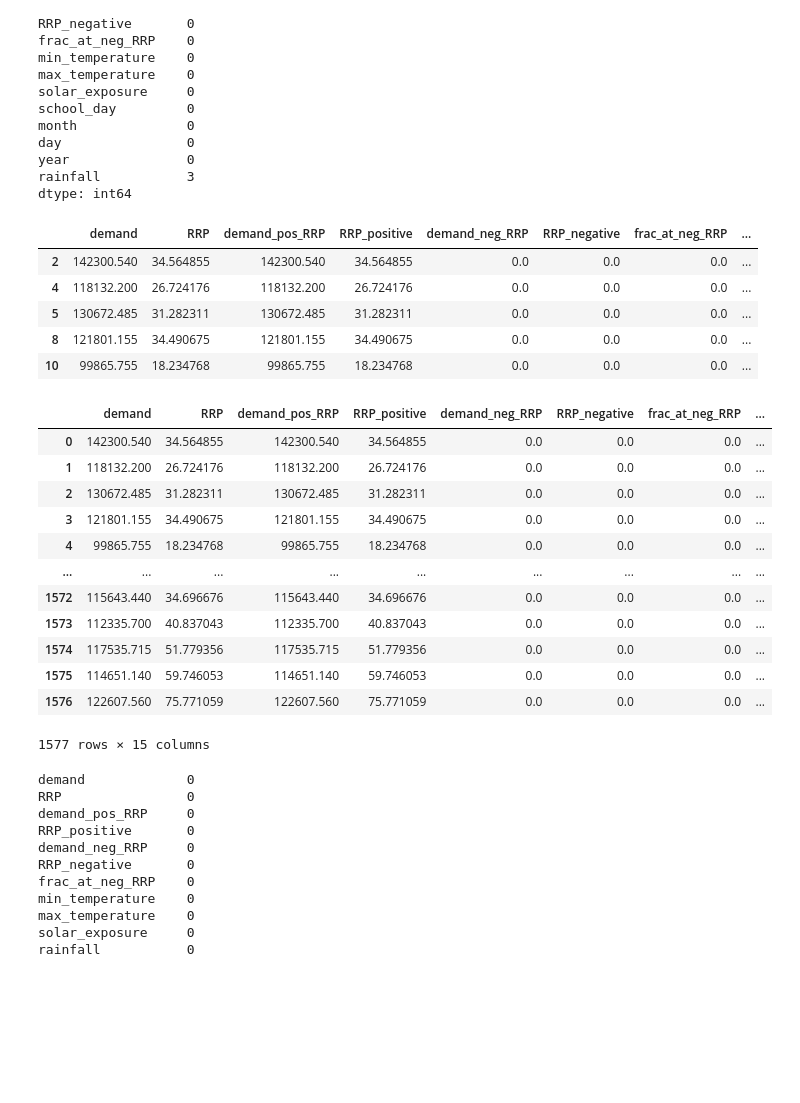
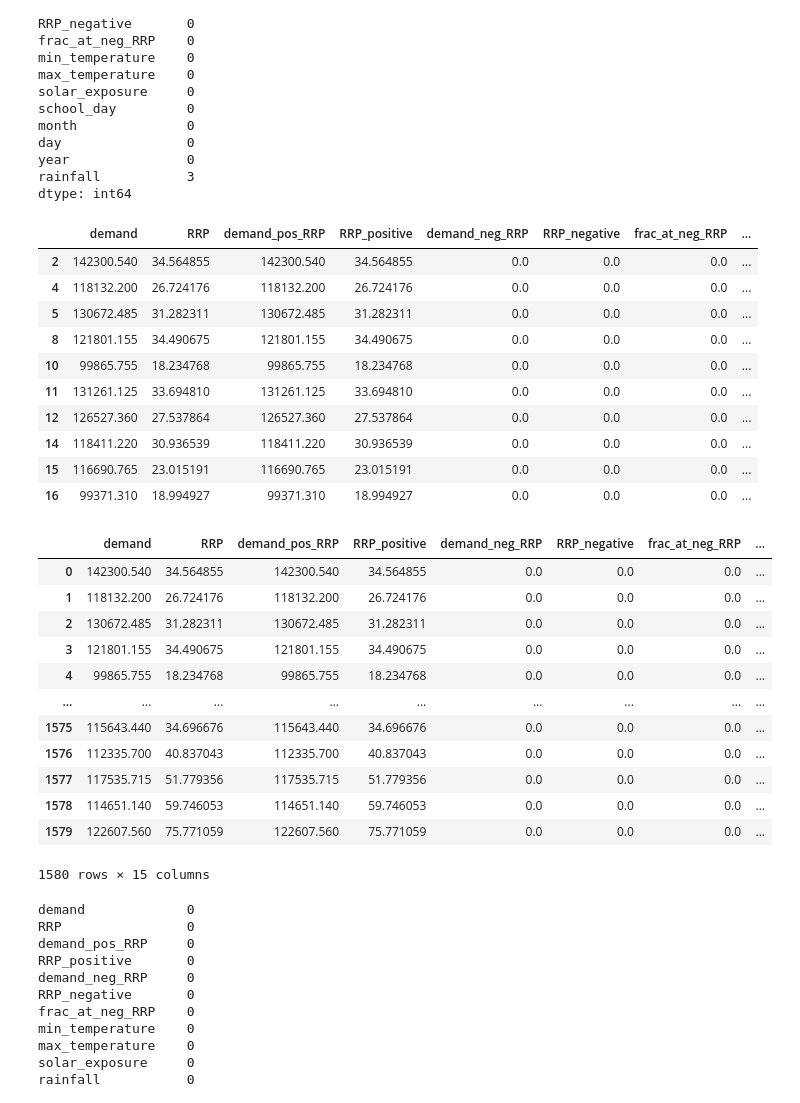
Before and after one commit to stealth44/electricity_prices, a Jupyter notebook: electricity.ipynb, the cells around one changed output. Saved outputs shown, nothing was run; the diff lists cells and outputs as text; code cells hidden in the pictures; blank space fills up the shorter version.

```diff
--- a/electricity.ipynb
+++ b/electricity.ipynb
@@ -496,15 +535,21 @@ year               0
 rainfall           3
 dtype: int64
 # %%
-data_trimmed=data_trimmed.dropna(how='any')
-data_trimmed.head()
+#ltes replace the mssing values with 0
+data_trimmed=data_trimmed.fillna(0)
+data_trimmed.head(10)
 # %% [output]
 |  | demand | RRP | demand_pos_RRP | RRP_positive | demand_neg_RRP | RRP_negative | frac_at_neg_RRP | ... |
 | 2 | 142300.540 | 34.564855 | 142300.540 | 34.564855 | 0.0 | 0.0 | 0.0 | ... |
 | 4 | 118132.200 | 26.724176 | 118132.200 | 26.724176 | 0.0 | 0.0 | 0.0 | ... |
 | 5 | 130672.485 | 31.282311 | 130672.485 | 31.282311 | 0.0 | 0.0 | 0.0 | ... |
 | 8 | 121801.155 | 34.490675 | 121801.155 | 34.490675 | 0.0 | 0.0 | 0.0 | ... |
 | 10 | 99865.755 | 18.234768 | 99865.755 | 18.234768 | 0.0 | 0.0 | 0.0 | ... |
+| 11 | 131261.125 | 33.694810 | 131261.125 | 33.694810 | 0.0 | 0.0 | 0.0 | ... |
+| 12 | 126527.360 | 27.537864 | 126527.360 | 27.537864 | 0.0 | 0.0 | 0.0 | ... |
+| 14 | 118411.220 | 30.936539 | 118411.220 | 30.936539 | 0.0 | 0.0 | 0.0 | ... |
+| 15 | 116690.765 | 23.015191 | 116690.765 | 23.015191 | 0.0 | 0.0 | 0.0 | ... |
+| 16 | 99371.310 | 18.994927 | 99371.310 | 18.994927 | 0.0 | 0.0 | 0.0 | ... |
 # %%
 data_trimmed.reset_index(drop=True)
 # %% [output]
@@ -515,10 +560,10 @@ data_trimmed.reset_index(drop=True)
 | 3 | 121801.155 | 34.490675 | 121801.155 | 34.490675 | 0.0 | 0.0 | 0.0 | ... |
 | 4 | 99865.755 | 18.234768 | 99865.755 | 18.234768 | 0.0 | 0.0 | 0.0 | ... |
 | ... | ... | ... | ... | ... | ... | ... | ... | ... |
-| 1572 | 115643.440 | 34.696676 | 115643.440 | 34.696676 | 0.0 | 0.0 | 0.0 | ... |
-| 1573 | 112335.700 | 40.837043 | 112335.700 | 40.837043 | 0.0 | 0.0 | 0.0 | ... |
-| 1574 | 117535.715 | 51.779356 | 117535.715 | 51.779356 | 0.0 | 0.0 | 0.0 | ... |
-| 1575 | 114651.140 | 59.746053 | 114651.140 | 59.746053 | 0.0 | 0.0 | 0.0 | ... |
-| 1576 | 122607.560 | 75.771059 | 122607.560 | 75.771059 | 0.0 | 0.0 | 0.0 | ... |
+| 1575 | 115643.440 | 34.696676 | 115643.440 | 34.696676 | 0.0 | 0.0 | 0.0 | ... |
+| 1576 | 112335.700 | 40.837043 | 112335.700 | 40.837043 | 0.0 | 0.0 | 0.0 | ... |
+| 1577 | 117535.715 | 51.779356 | 117535.715 | 51.779356 | 0.0 | 0.0 | 0.0 | ... |
+| 1578 | 114651.140 | 59.746053 | 114651.140 | 59.746053 | 0.0 | 0.0 | 0.0 | ... |
+| 1579 | 122607.560 | 75.771059 | 122607.560 | 75.771059 | 0.0 | 0.0 | 0.0 | ... |
-1577 rows × 15 columns
+1580 rows × 15 columns
 # %%
```
Also changed, not shown: parts of 108 cells of this notebook, 1 other file.
